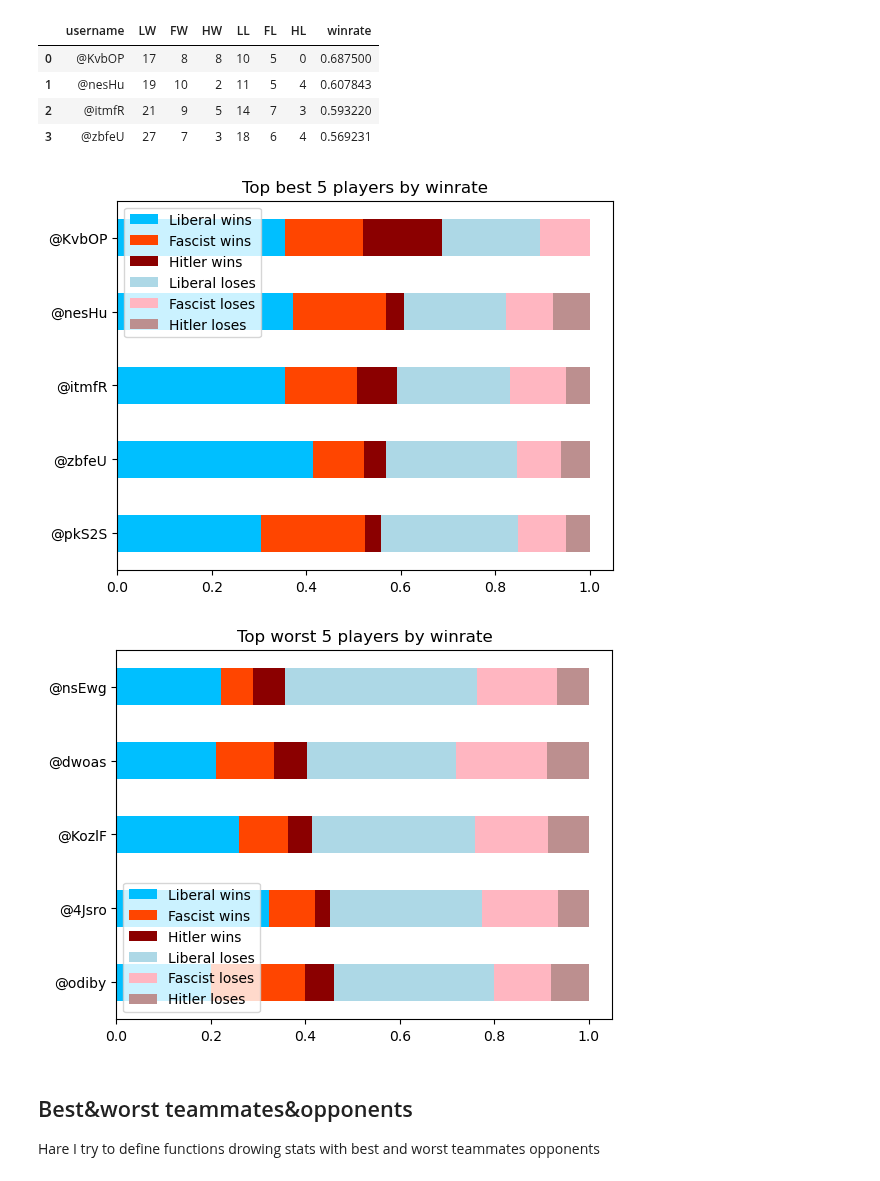
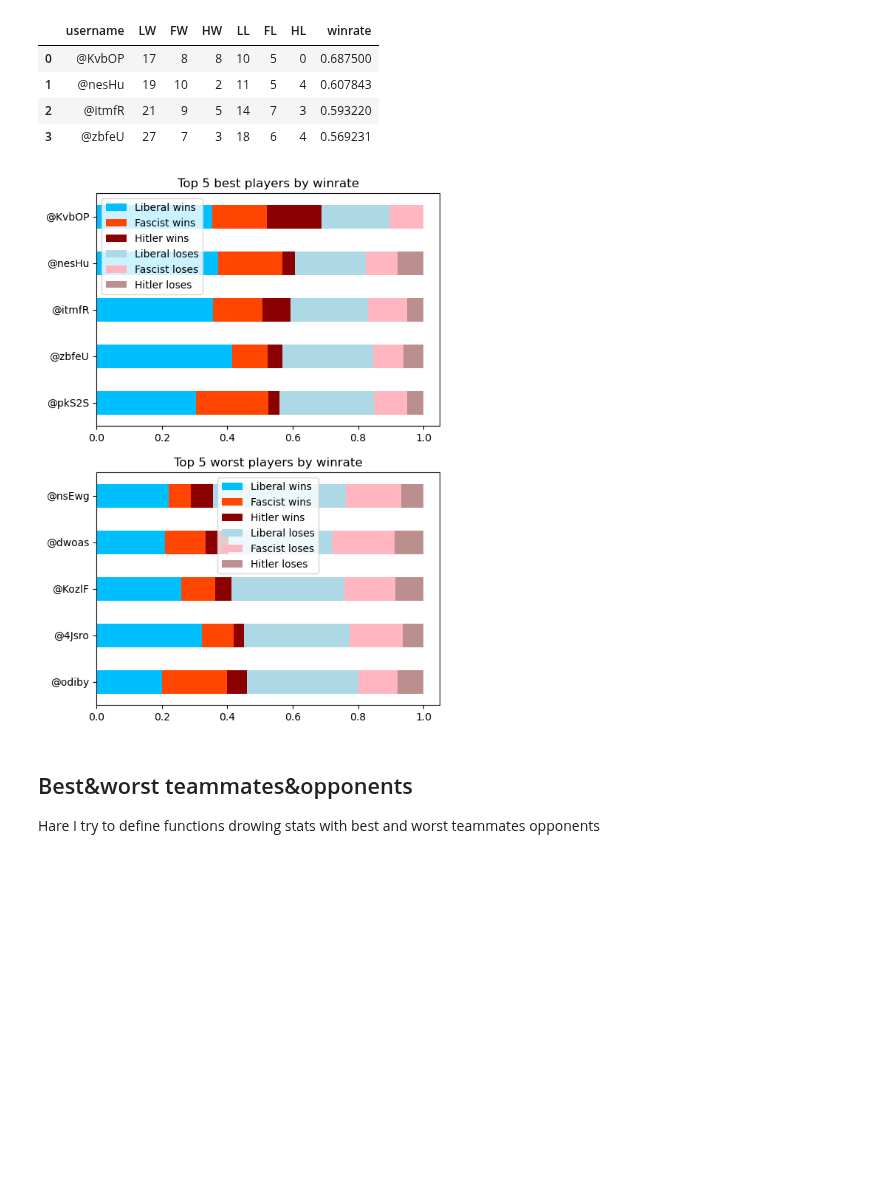
Before and after one commit to Alex-Kopylov/Secret-Hitler-Telegram-Bot-Statistic-Collector, a Jupyter notebook: Visualisation.ipynb, the cells around one changed output. Saved outputs shown, nothing was run; the diff lists cells and outputs as text; code cells hidden in the pictures; blank space fills up the shorter version.

Commit message:
Add connection drawing functions

```diff
--- a/Visualisation.ipynb
+++ b/Visualisation.ipynb
@@ -266,11 +233,10 @@ def get_players_stats(cur, order='DESC', top=None):
     cur : sqlite3 cursor
         Cursor to the given database.
 
-
     order : str values 'DESC' or 'ASC'
 
     top : uint or None
-        function returns top number of results, if that's not None
+        function returns top n number of results, if that's not None
 
     Retuens:
     --------
@@ -333,7 +299,7 @@ def draw_topest_players(cur, n=4, best=True, normolize=True, ax=None):
         An axes of the current figure
     """
     order = {True: "DESC", False: "ASC"}[best]
-    df = get_players_stats(cur, order=order, top=n).iloc[::-1]
+    df = get_players_stats(cur, order=order, top=n)[::-1]
     df.index = df['username']
     df = df[['LW', 'FW', 'HW', 'LL', 'FL', 'HL']]
     df.columns = ['Liberal wins', 'Fascist wins', 'Hitler wins',
@@ -346,17 +312,17 @@ def draw_topest_players(cur, n=4, best=True, normolize=True, ax=None):
                                               'lightblue', 'lightpink', 'rosybrown'], ax=ax, ylabel='')
 # %%
 n = 5
-fig, ax = plt.subplots()
-ax.set_title(f'Top best {n} players by winrate')
-draw_topest_players(cur, n, best=True, ax=ax, normolize=True)
+fig, (ax0, ax1) = plt.subplots(2, 1)
+fig.set_figheight(9)
+fig.set_figwidth(6)
 
+ax0.set_title(f'Top {n} best players by winrate')
+draw_topest_players(cur, n, best=True, ax=ax0, normolize=True)
 
-fig, ax = plt.subplots()
-ax.set_title(f'Top worst {n} players by winrate')
-draw_topest_players(cur, n, best=False, ax=ax, normolize=True)
+ax1.set_title(f'Top {n} worst players by winrate')
+draw_topest_players(cur, n, best=False, ax=ax1, normolize=True)
 # %% [output]
-[figure, old version]
+[figure, new version]
-[figure, removed]
 # %% [markdown]
 ## Best&worst teammates&opponents
 
```
Also changed, not shown: parts of 12 cells of this notebook, 1 other file.
